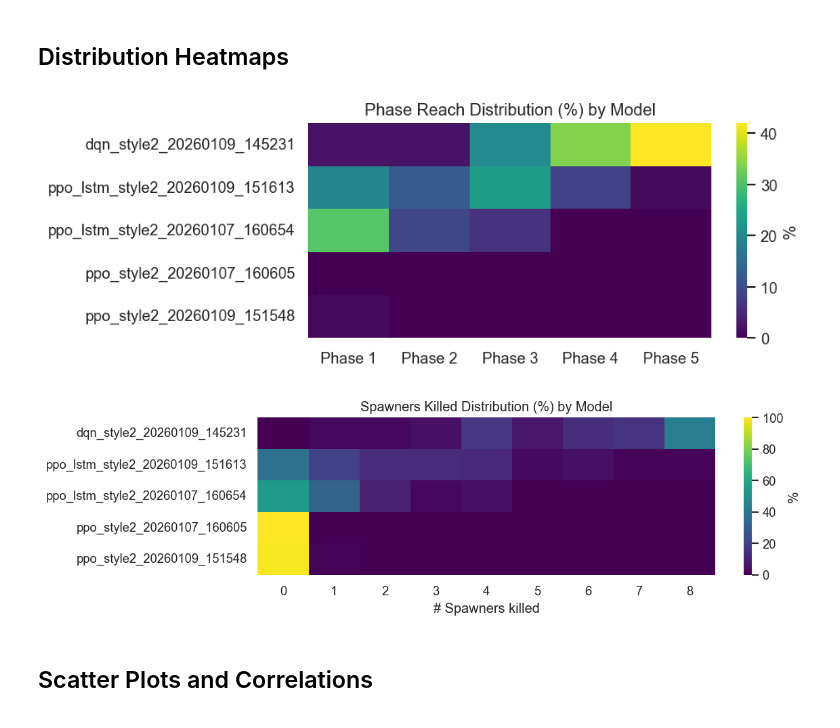
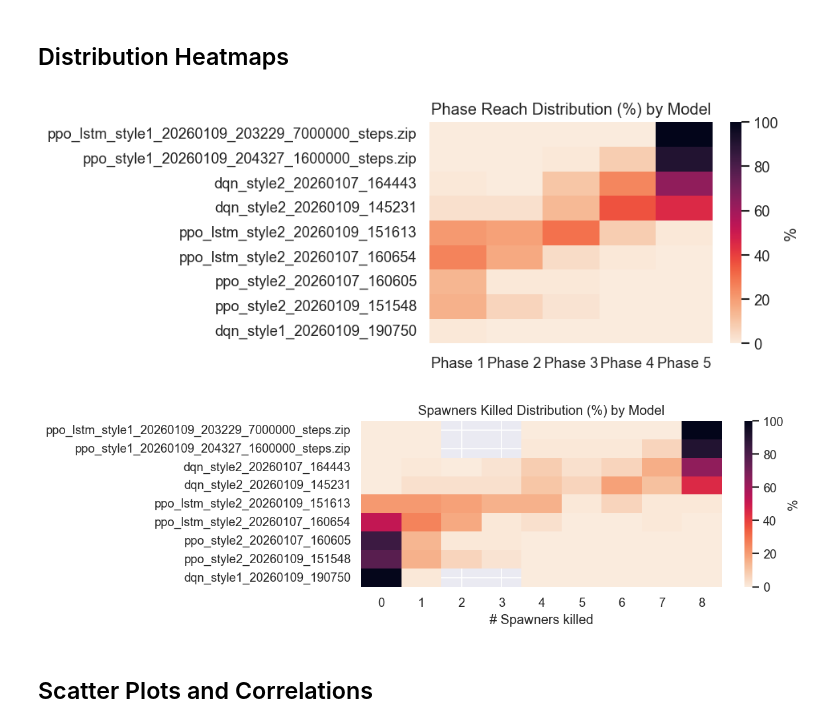
Before and after one commit to klenathan/GAIT_ASM3_RL, a Jupyter notebook: model_comparison.ipynb, the cells around one changed output. Drawn from its saved outputs; the diff is of its cells as text; code cells hidden in the pictures.

```diff
--- a/model_comparison.ipynb
+++ b/model_comparison.ipynb
@@ -33,3 +20,16 @@ df = df_raw.copy()
+# %%
+# -----------
+# Load CSV
+# -----------
+CSV_01_PATH = "comparison_s1.csv"
+df_raw_01 = pd.read_csv(CSV_01_PATH)
+
+CSV_02_PATH = "comparison_s2.csv"
+df_raw_02 = pd.read_csv(CSV_02_PATH)
+
+df_raw = pd.concat([df_raw_01, df_raw_02], ignore_index=True)
+
+df = df_raw.copy()
 # %%
 # -------------------------
 # Cleaning / parsing helpers
@@ -283,20 +234,20 @@ Passing `palette` without assigning `hue` is deprecated and will be removed in v
 # %%
 # -------------------------
 # Phase distribution heatmap (Phase 1..5)
 # -------------------------
 phase_cols = [c for c in df_plot.columns if re.fullmatch(r"Phase [1-5] \(%\)", c)]
 phase_cols = sorted(phase_cols, key=lambda x: int(re.findall(r"\d+", x)[0]))  # ensure order
 
 if len(phase_cols) > 0 and all(safe_col(c) for c in phase_cols):
     phase_mat = df_plot[phase_cols].to_numpy()
 
     plt.figure(figsize=(8, max(3, 0.35 * len(labels))))
-    sns.heatmap(phase_mat, cmap='viridis', yticklabels=labels, xticklabels=[c.replace(" (%)", "") for c in phase_cols], cbar_kws={'label': '%'})
+    sns.heatmap(phase_mat, cmap='rocket_r', yticklabels=labels, xticklabels=[c.replace(" (%)", "") for c in phase_cols], cbar_kws={'label': '%'})
     plt.title("Phase Reach Distribution (%) by Model")
     plt.tight_layout()
     plt.show()
 # %% [output]
-[figure, old version]
+[figure, new version]
 # %%
 # -------------------------
 # Spawners killed distribution heatmap (0..8)
@@ -309,12 +260,12 @@ if len(spawner_cols) > 0 and all(safe_col(c) for c in spawner_cols):
     sp_mat = df_plot[spawner_cols].to_numpy()
 
     plt.figure(figsize=(10, max(3, 0.35 * len(labels))))
-    sns.heatmap(sp_mat, cmap='viridis', yticklabels=labels, xticklabels=[re.match(r"(\d+)", c).group(1) for c in spawner_cols], cbar_kws={'label': '%'})
+    sns.heatmap(sp_mat, cmap='rocket_r', yticklabels=labels, xticklabels=[re.match(r"(\d+)", c).group(1) for c in spawner_cols], cbar_kws={'label': '%'})
     plt.title("Spawners Killed Distribution (%) by Model")
     plt.xlabel("# Spawners killed")
     plt.tight_layout()
     plt.show()
 # %% [output]
-[figure, old version]
+[figure, new version]
 # %% [markdown]
 ## Scatter Plots and Correlations
```
Also changed, not shown: parts of 12 cells of this notebook, 10 other files.
